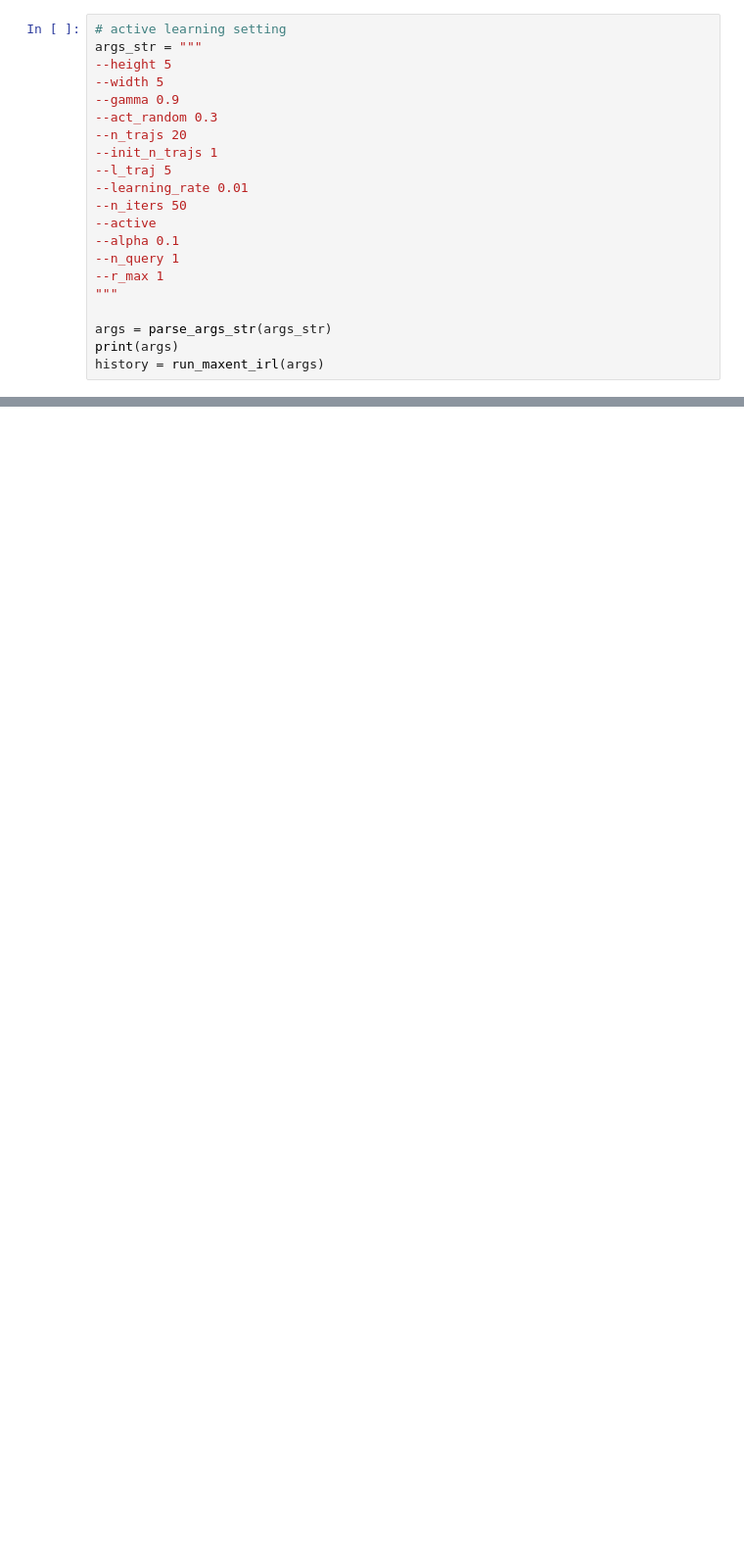
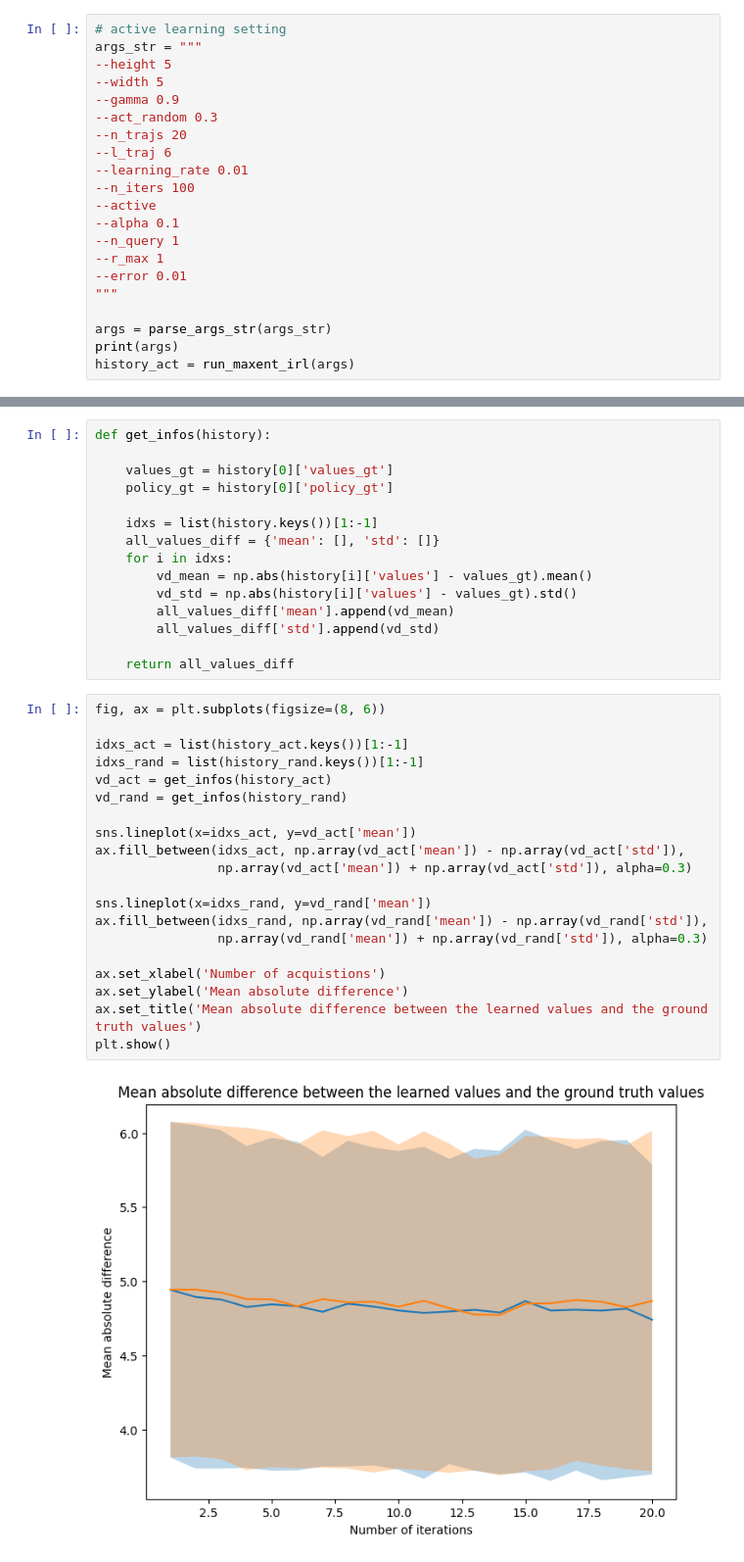
Before and after one commit to simonjisu/rl_2023spring, a Jupyter notebook: test.ipynb, the cells around one changed output, grey strips where cells are left out. Shown: that part at 98% size. Cells and saved outputs as stored; diff of their text form; blank space fills up the shorter version.

```diff
--- a/test.ipynb
+++ b/test.ipynb
@@ -31,17 +34,17 @@ args_str = """
 --gamma 0.9
 --act_random 0.3
 --n_trajs 20
---init_n_trajs 1
---l_traj 5
+--l_traj 6
 --learning_rate 0.01
---n_iters 50
+--n_iters 100
 --active
 --alpha 0.1
 --n_query 1
 --r_max 1
+--error 0.01
 """
 
 args = parse_args_str(args_str)
 print(args)
-history = run_maxent_irl(args)
+history_act = run_maxent_irl(args)
 # %% [output]
@@ -75,0 +116,37 @@ array([0.74814978, 0.41140895, 0.07230791, 0.02030718, 0.02296249,
+# %%
+def get_infos(history):
+
+    values_gt = history[0]['values_gt']
+    policy_gt = history[0]['policy_gt']
+
+    idxs = list(history.keys())[1:-1]
+    all_values_diff = {'mean': [], 'std': []}
+    for i in idxs:
+        vd_mean = np.abs(history[i]['values'] - values_gt).mean()
+        vd_std = np.abs(history[i]['values'] - values_gt).std()
+        all_values_diff['mean'].append(vd_mean)
+        all_values_diff['std'].append(vd_std)
+
+    return all_values_diff
+# %%
+fig, ax = plt.subplots(figsize=(8, 6))
+
+idxs_act = list(history_act.keys())[1:-1]
+idxs_rand = list(history_rand.keys())[1:-1]
+vd_act = get_infos(history_act)
+vd_rand = get_infos(history_rand)
+
+sns.lineplot(x=idxs_act, y=vd_act['mean'])
+ax.fill_between(idxs_act, np.array(vd_act['mean']) - np.array(vd_act['std']),
+                np.array(vd_act['mean']) + np.array(vd_act['std']), alpha=0.3)
+
+sns.lineplot(x=idxs_rand, y=vd_rand['mean'])
+ax.fill_between(idxs_rand, np.array(vd_rand['mean']) - np.array(vd_rand['std']),
+                np.array(vd_rand['mean']) + np.array(vd_rand['std']), alpha=0.3)
+
+ax.set_xlabel('Number of acquistions')
+ax.set_ylabel('Mean absolute difference')
+ax.set_title('Mean absolute difference between the learned values and the ground truth values')
+plt.show()
+# %% [output]
+[figure, added]
```
Also changed, not shown: parts of 8 cells of this notebook, 1 other file.
